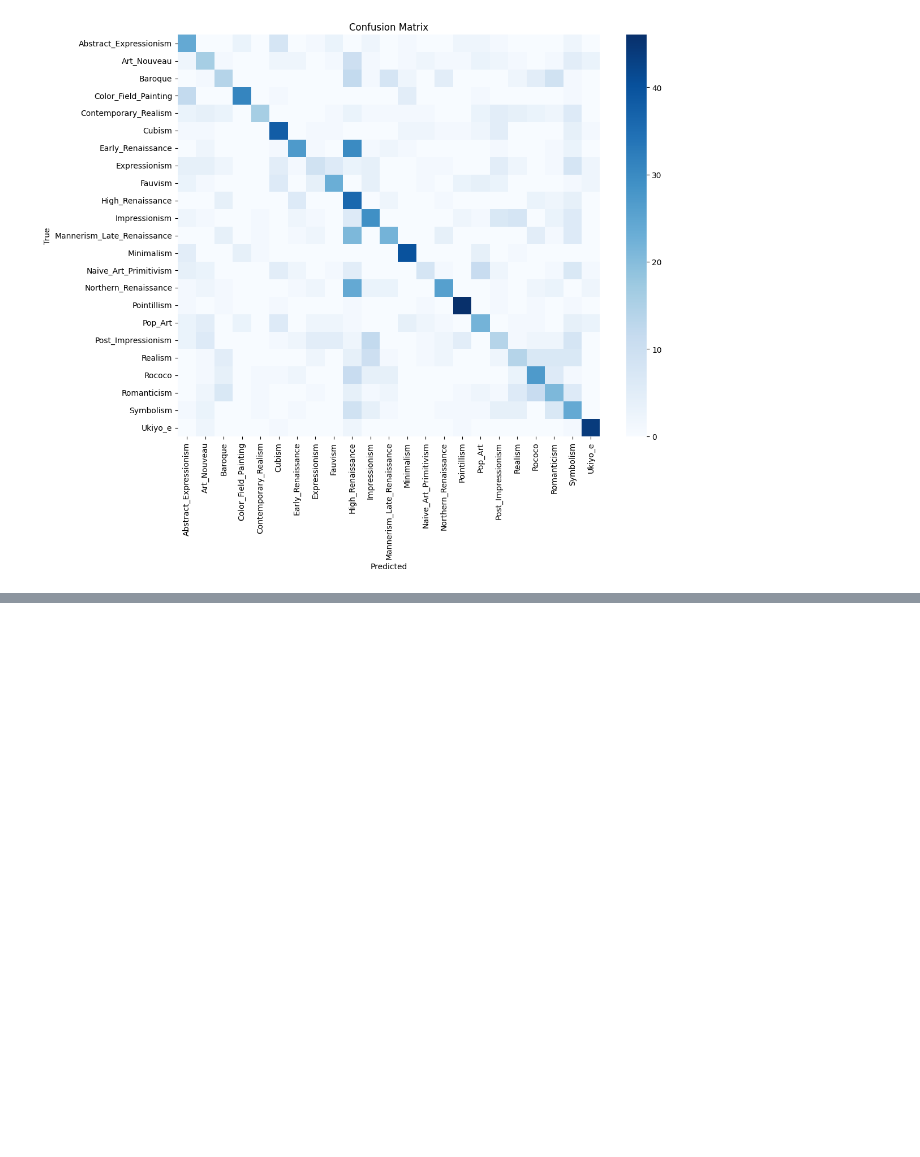
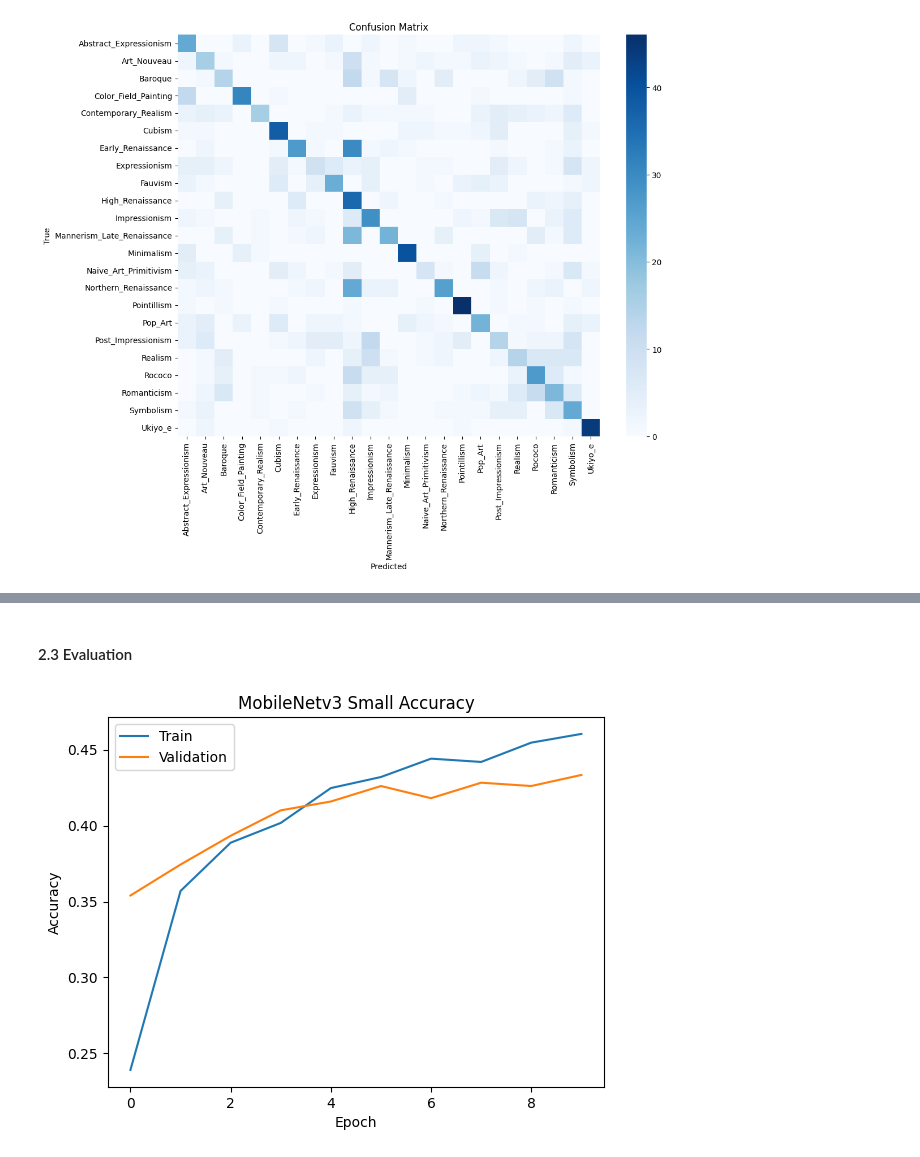
Before and after one commit to julietteabalain-cloud/Reconnaissance-de-mouvement-artistique, a Jupyter notebook: notebooks/5_DL_Archi_MobileNet.ipynb, the cells around one changed output, grey strips where cells are left out. Cells and saved outputs as stored; diff of their text form; code cells hidden in the pictures; blank space fills up the shorter version.

Commit message:
Entrainement MobileNet V3 Small

```diff
--- a/notebooks/5_DL_Archi_MobileNet.ipynb
+++ b/notebooks/5_DL_Archi_MobileNet.ipynb
@@ -372,0 +377,16 @@ Test Confusion Matrix:
+# %%
+num_classes = df_train["style_encoded"].nunique()
+
+model_mn = get_model("mobilenet_v3_small", num_classes=num_classes)
+model_mn = model_mn.to(device)
+
+# ajout de label smoothing pour la cross entropy loss
+# label smoothing permet de rendre le modèle moins confiant dans ses prédictions,
+# ce qui peut aider à améliorer la généralisation et réduire le surapprentissage
+criterion = nn.CrossEntropyLoss(label_smoothing=0.1)
+
+optimizer = torch.optim.Adam(
+    model_mn.classifier.parameters(),
+    lr=1e-3,
+    weight_decay=1e-4
+)
@@ -372,0 +397,16 @@ Test Confusion Matrix:
+# %%
+# from src.utils import EarlyStopping
+
+early_stopping = EarlyStopping(patience=3)
+
+NUM_EPOCHS_FREEZE = 10
+history_mn = train_model(
+    model_mn,
+    train_loader,
+    val_loader,
+    criterion,
+    optimizer,
+    device,
+    num_epochs=NUM_EPOCHS_FREEZE,
+    early_stopping=early_stopping
+)
@@ -372,0 +443,15 @@ Test Confusion Matrix:
+# %% [markdown]
+#### 2.3 Evaluation
+# %%
+train_acc = history_mn["train_acc"]
+val_acc   = history_mn["val_acc"]
+
+plt.plot(train_acc)
+plt.plot(val_acc)
+plt.legend(["Train", "Validation"])
+plt.title("MobileNetv3 Small Accuracy")
+plt.xlabel("Epoch")
+plt.ylabel("Accuracy")
+plt.show()
+# %% [output]
+[figure, added]
```
Also changed, not shown: parts of 11 cells of this notebook.
